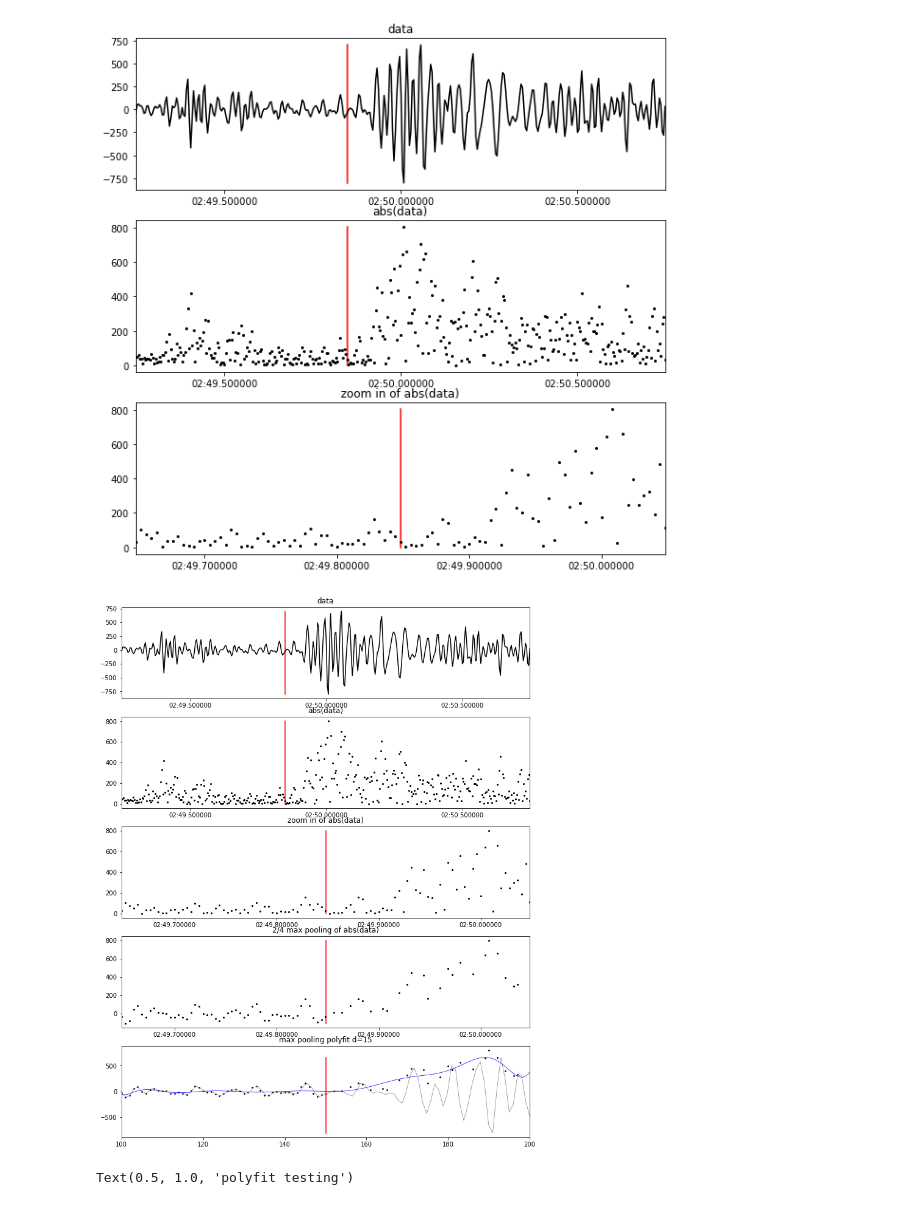
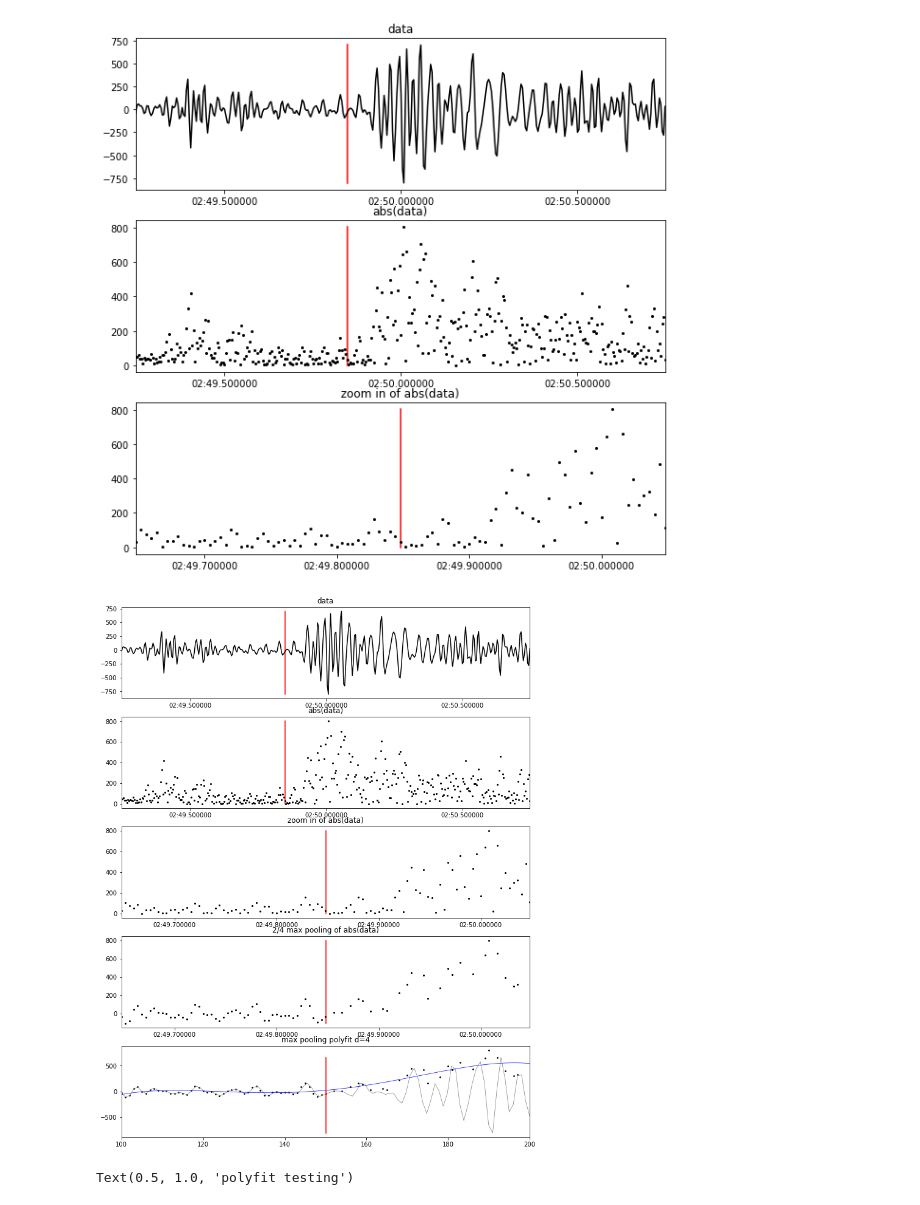
Before and after one commit to tjnewton/sigpig, a Jupyter notebook: examples/explore_Trace.ipynb, the cells around one changed output. Drawn from its saved outputs; the diff is of its cells as text; code cells hidden in the pictures.

```diff
--- a/examples/explore_Trace.ipynb
+++ b/examples/explore_Trace.ipynb
@@ -210,7 +210,7 @@ for index in range(pick_time_index + 1, ending_array_index + 1, 4):
 max_pool_amplitude = np.asarray(max_pool_amplitude)
 
 # fit a polynomial to the max pooled data using the indices as x values since polyfit hates mpl dates (small ranges)
-polynomial_degree = 15
+polynomial_degree = 4
 p = np.poly1d(np.polyfit(max_pool_indices, max_pool_amplitude, polynomial_degree))
 t = np.linspace(max_pool_indices[0], max_pool_indices[-1], num=1000, endpoint=True)
 
@@ -235,34 +235,34 @@ ax[1].set_xlim([trace_times[0], trace_times[-1]])
 ax[2].plot_date([pick_time, pick_time], [abs(trace_data).min(), abs(trace_data).max()], fmt="r-", markersize=1)
 # plot zoom-in of abs(data)
 ax[2].plot_date(trace_times, abs(trace_data), fmt="ko", markersize=2)
 ax[2].set_title("zoom in of abs(data)")
 # sex x_lim to + and - 0.2 seconds surrounding pick time
 ax[2].set_xlim([(pick_time_DT - 0.2).matplotlib_date, (pick_time_DT + 0.2).matplotlib_date])
 
 # plot the pick time
 ax[3].plot_date([pick_time, pick_time], [max_pool_amplitude.min(), max_pool_amplitude.max()], fmt="r-", markersize=1)
 # plot max_pool transformed data
 ax[3].plot_date(max_pool_times, max_pool_amplitude, fmt="ko", markersize=2)
 ax[3].set_title("2/4 max pooling of abs(data)")
 ax[3].set_xlim([(pick_time_DT - 0.2).matplotlib_date, (pick_time_DT + 0.2).matplotlib_date])
 
 # plot the time series for reference
 temp_xs = np.linspace(starting_array_index, ending_array_index, num=100)
 temp_data = trace_data[starting_array_index:ending_array_index]
 ax[4].plot(temp_xs, temp_data, c='gray', linewidth=0.7)
 # plot the pick time
 ax[4].plot([pick_time_index, pick_time_index], [temp_data.min(), temp_data.max()], c="r")
 # plot max_pool transformed data
 ax[4].scatter(max_pool_indices, max_pool_amplitude, s=3, c="k")
 # plot the fit to the max_pool amplitude data
 ax[4].plot(t, p(t), c="b", linewidth=0.7)
 # sex x_lim to + and - 0.2 seconds surrounding pick time
 ax[4].set_xlim([starting_array_index, ending_array_index])
 ax[4].set_title(f"max pooling polyfit d={polynomial_degree}")
 
 plt.show()
 # %% [output]
-[figure, old version]
+[figure, new version]
 # %%
 # sandbox for testing polyfit degree on different data
 
```
Also changed, not shown: parts of 2 cells of this notebook.
